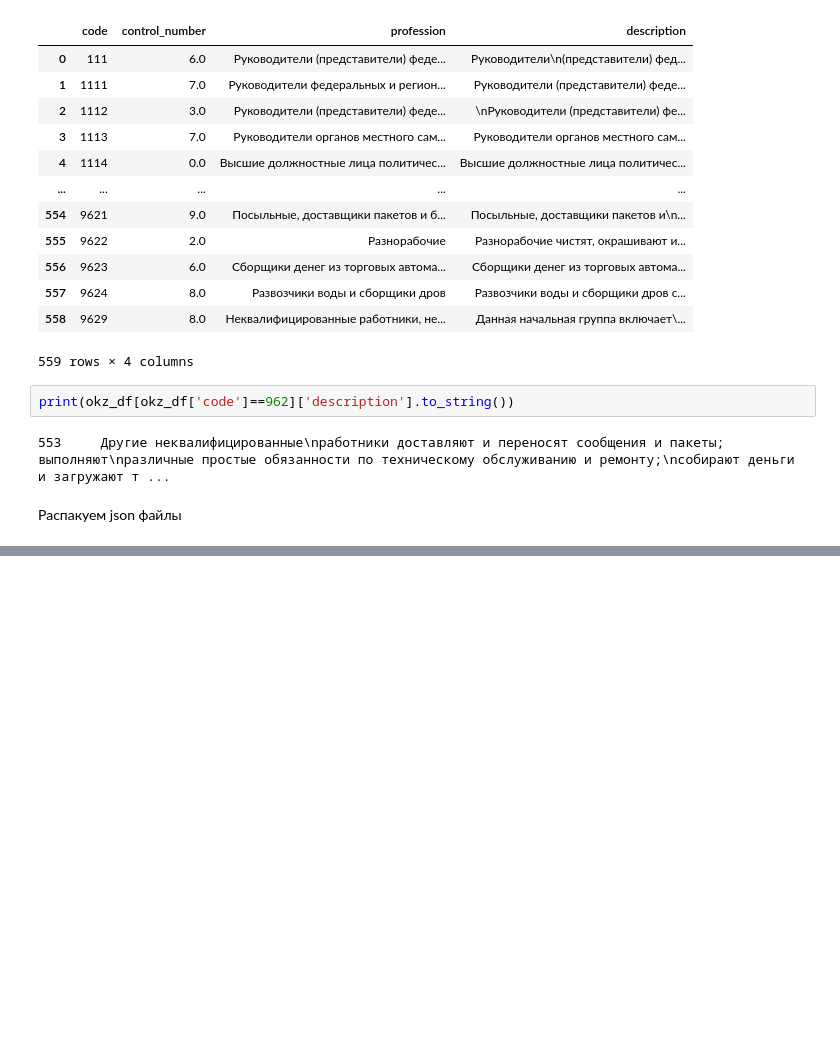
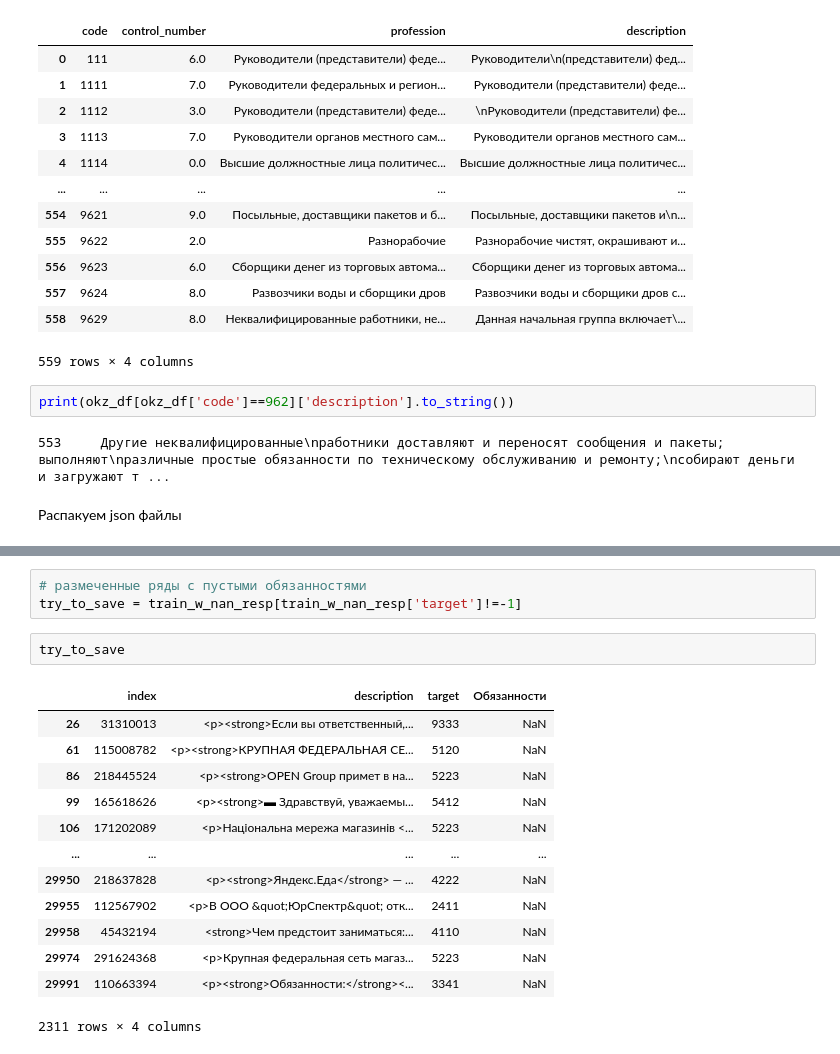
Before and after one commit to sersldmir/all_comp_repo, a Jupyter notebook: Main_file/main_project.ipynb, the cells around one changed output, grey strips where cells are left out. Cells and saved outputs as stored; diff of their text form; blank space fills up the shorter version.

```diff
--- a/Main_file/main_project.ipynb
+++ b/Main_file/main_project.ipynb
@@ -111,0 +222,19 @@ array([{'Условия': ['Срочно требуется:Секретарь',
+# %%
+# размеченные ряды с пустыми обязанностями
+try_to_save = train_w_nan_resp[train_w_nan_resp['target']!=-1]
+# %%
+try_to_save
+# %% [output]
+|  | index | description | target | Обязанности |
+| 26 | 31310013 | <p><strong>Если вы ответственный,... | 9333 | NaN |
+| 61 | 115008782 | <p><strong>КРУПНАЯ ФЕДЕРАЛЬНАЯ СЕ... | 5120 | NaN |
+| 86 | 218445524 | <p><strong>OPEN Group примет в на... | 5223 | NaN |
+| 99 | 165618626 | <p><strong>▬ Здравствуй, уважаемы... | 5412 | NaN |
+| 106 | 171202089 | <p>Національна мережа магазинів <... | 5223 | NaN |
+| ... | ... | ... | ... | ... |
+| 29950 | 218637828 | <p><strong>Яндекс.Еда</strong> — ... | 4222 | NaN |
+| 29955 | 112567902 | <p>В ООО &quot;ЮрСпектр&quot; отк... | 2411 | NaN |
+| 29958 | 45432194 | <strong>Чем предстоит заниматься:... | 4110 | NaN |
+| 29974 | 291624368 | <p>Крупная федеральная сеть магаз... | 5223 | NaN |
+| 29991 | 110663394 | <p><strong>Обязанности:</strong><... | 3341 | NaN |
+2311 rows × 4 columns
```
Also changed, not shown: parts of 45 cells of this notebook.
